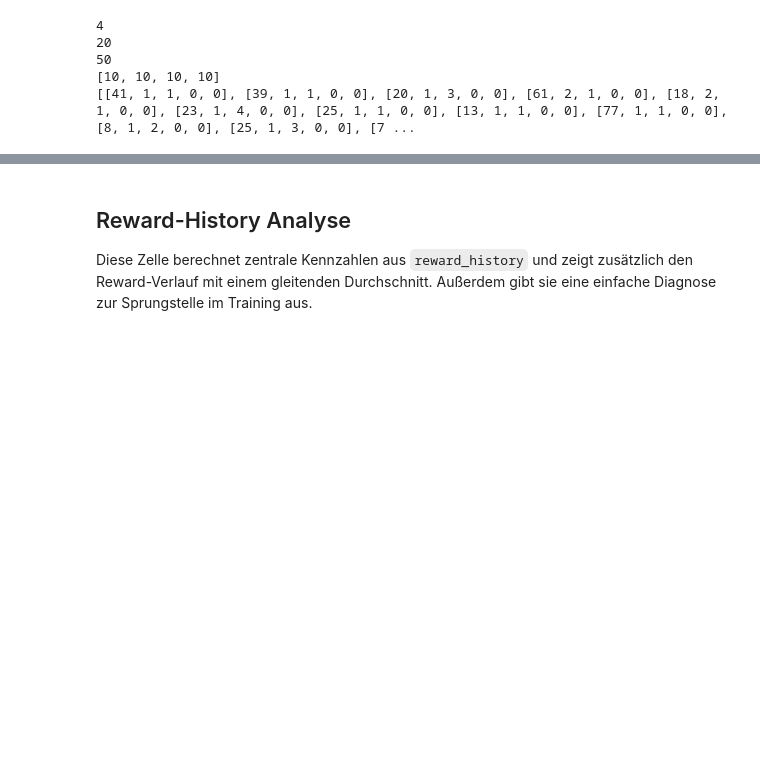
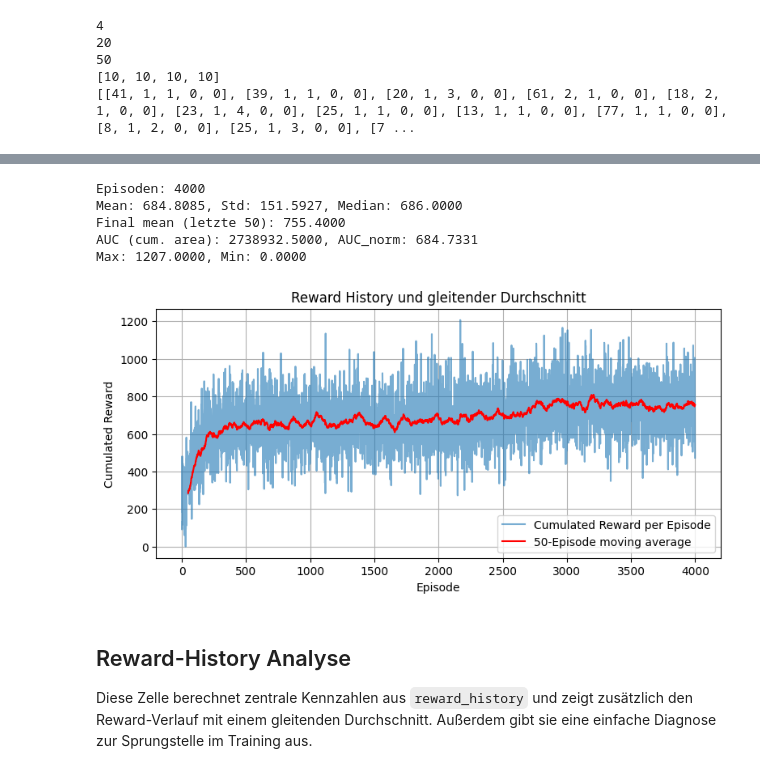
Before and after one commit to FelixFritz02/CI-Programming-Project-SS26, a Jupyter notebook: Programming Part/notebooks/deep_lattice_application.ipynb, the cells around one changed output, grey strips where cells are left out. Saved outputs shown, nothing was run; the diff lists cells and outputs as text; code cells hidden in the pictures; blank space fills up the shorter version.

Commit message:
resulting plot

```diff
--- a/Programming Part/notebooks/deep_lattice_application.ipynb
+++ b/Programming Part/notebooks/deep_lattice_application.ipynb
@@ -73,3 +87,48 @@ plot_depth_epsilon(depth_history)
+# %%
+import numpy as np
+import matplotlib.pyplot as plt
+
+if 'reward_history' not in globals():
+    print("Variable 'reward_history' nicht gefunden. Bitte die Trainingszelle ausführen und erneut ausführen.")
+else:
+    r = np.array(reward_history)
+    n = len(r)
+    mean_total = r.mean()
+    std_total = r.std(ddof=1) if n>1 else 0.0
+    median = np.median(r)
+    final_mean = r[-50:].mean() if n>=50 else r.mean()
+    auc = np.trapz(r)
+    auc_norm = auc / max(1, n)
+    max_r = r.max()
+    min_r = r.min()
+
+    print(f"Episoden: {n}")
+    print(f"Mean: {mean_total:.4f}, Std: {std_total:.4f}, Median: {median:.4f}")
+    print(f"Final mean (letzte 50): {final_mean:.4f}")
+    print(f"AUC (cum. area): {auc:.4f}, AUC_norm: {auc_norm:.4f}")
+    print(f"Max: {max_r:.4f}, Min: {min_r:.4f}")
+
+    window = min(50, n)
+    if n >= 2:
+        mov = np.convolve(r, np.ones(window)/window, mode='valid')
+        plt.figure(figsize=(9,4))
+        plt.plot(r, label='Cumulated Reward per Episode', alpha=0.6)
+        plt.plot(np.arange(window-1, n), mov, label=f'{window}-Episode moving average', color='red')
+        plt.xlabel('Episode')
+        plt.ylabel('Cumulated Reward')
+        plt.title('Reward History und gleitender Durchschnitt')
+        plt.legend()
+        plt.grid(True)
+        plt.show()
+    else:
+        print('Nicht genügend Daten zum Plotten.')
+# %% [output]
+Episoden: 4000
+Mean: 684.8085, Std: 151.5927, Median: 686.0000
+Final mean (letzte 50): 755.4000
+AUC (cum. area): 2738932.5000, AUC_norm: 684.7331
+Max: 1207.0000, Min: 0.0000
+[figure, added]
 # %% [markdown]
 ## Reward-History Analyse
 
```
Also changed, not shown: parts of 4 cells of this notebook, 1 other file.
